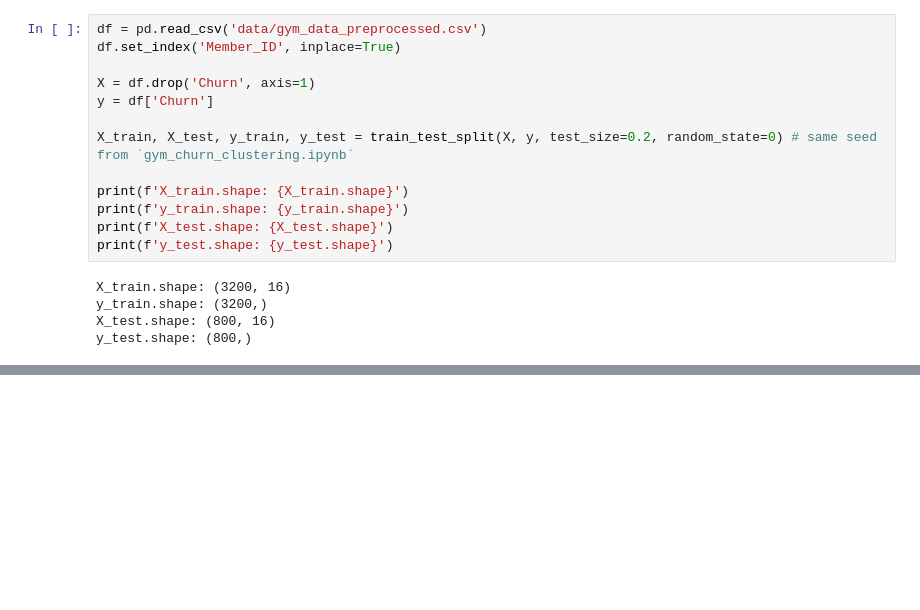
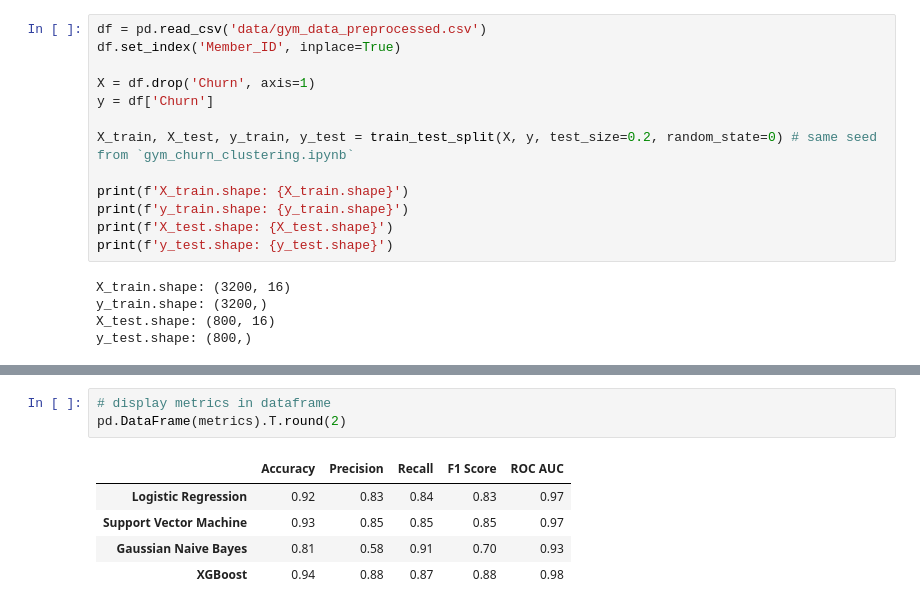
Before and after one commit to kennethwirjadisastra/customer_churn, a Jupyter notebook: gym_churn_modeling.ipynb, the cells around one changed output, grey strips where cells are left out. Cells and saved outputs as stored; diff of their text form; blank space fills up the shorter version.

```diff
--- a/gym_churn_modeling.ipynb
+++ b/gym_churn_modeling.ipynb
@@ -163,0 +180,9 @@ plt.show()
+# %%
+# display metrics in dataframe
+pd.DataFrame(metrics).T.round(2)
+# %% [output]
+|  | Accuracy | Precision | Recall | F1 Score | ROC AUC |
+| Logistic Regression | 0.92 | 0.83 | 0.84 | 0.83 | 0.97 |
+| Support Vector Machine | 0.93 | 0.85 | 0.85 | 0.85 | 0.97 |
+| Gaussian Naive Bayes | 0.81 | 0.58 | 0.91 | 0.70 | 0.93 |
+| XGBoost | 0.94 | 0.88 | 0.87 | 0.88 | 0.98 |
```
Also changed, not shown: parts of 22 cells of this notebook.
